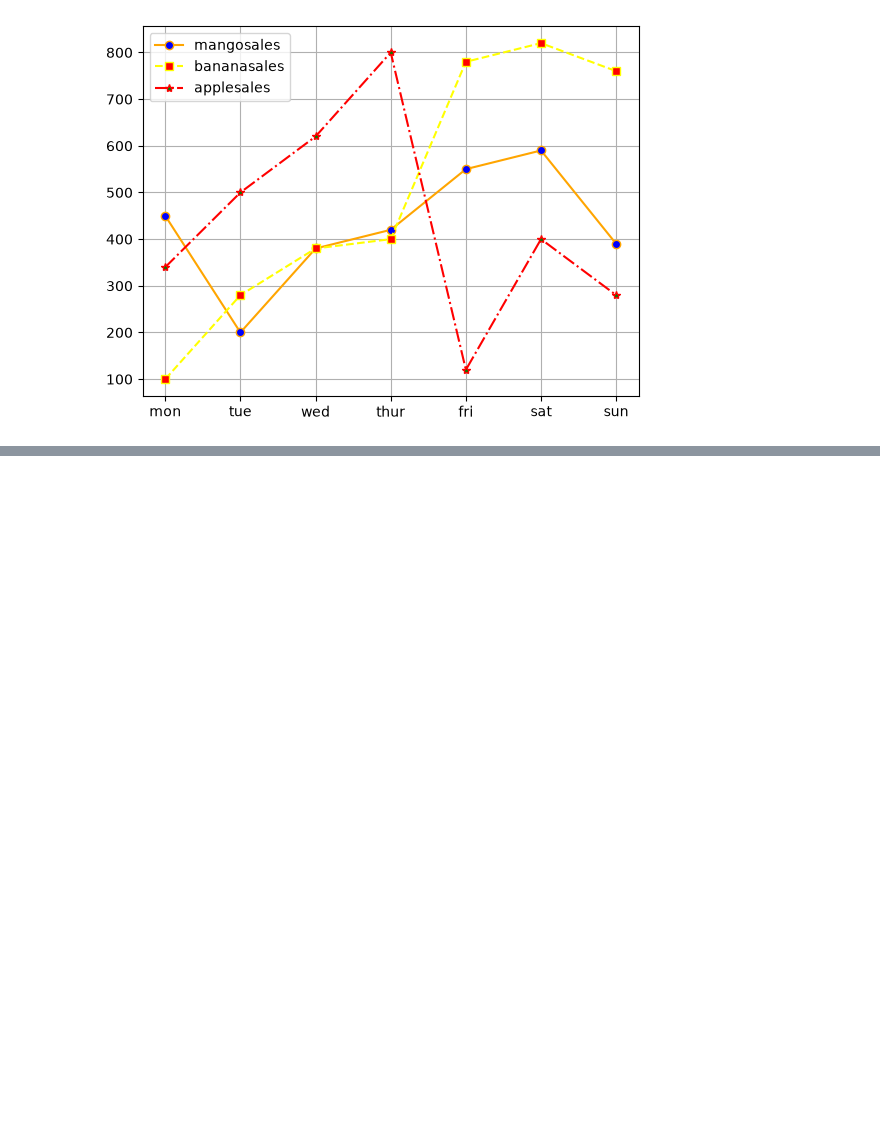
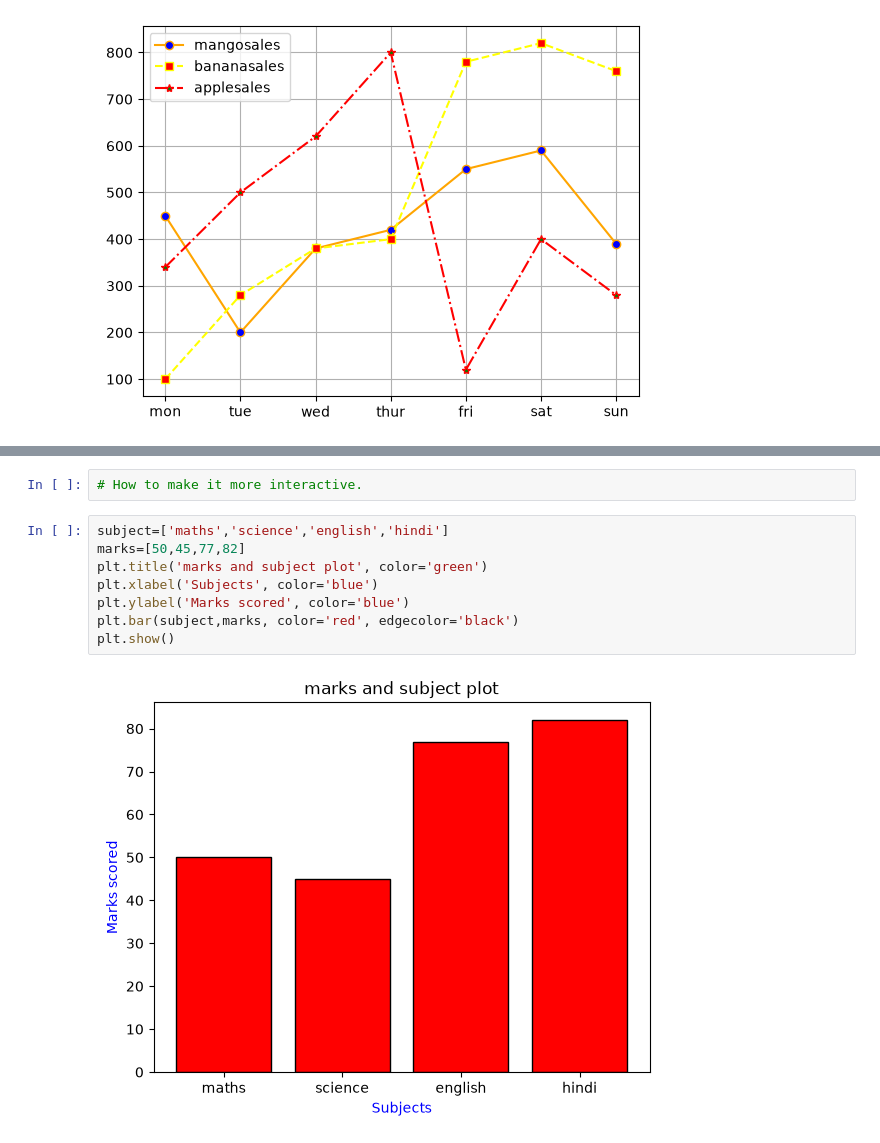
Before and after one commit to AmitKumarPrasad1846/Complete_AI_ML_challenge, a Jupyter notebook: 04_visualisation/visualisation_day_1.ipynb, the cells around one changed output, grey strips where cells are left out. Drawn from its saved outputs; the diff is of its cells as text; blank space fills up the shorter version.

```diff
--- a/04_visualisation/visualisation_day_1.ipynb
+++ b/04_visualisation/visualisation_day_1.ipynb
@@ -155,0 +222,12 @@ plt.show() # it will print the plot
+# %%
+# How to make it more interactive.
+# %%
+subject=['maths','science','english','hindi']
+marks=[50,45,77,82]
+plt.title('marks and subject plot', color='green')
+plt.xlabel('Subjects', color='blue')
+plt.ylabel('Marks scored', color='blue')
+plt.bar(subject,marks, color='red', edgecolor='black')
+plt.show()
+# %% [output]
+[figure, added]
```
Also changed, not shown: parts of 3 cells of this notebook.
